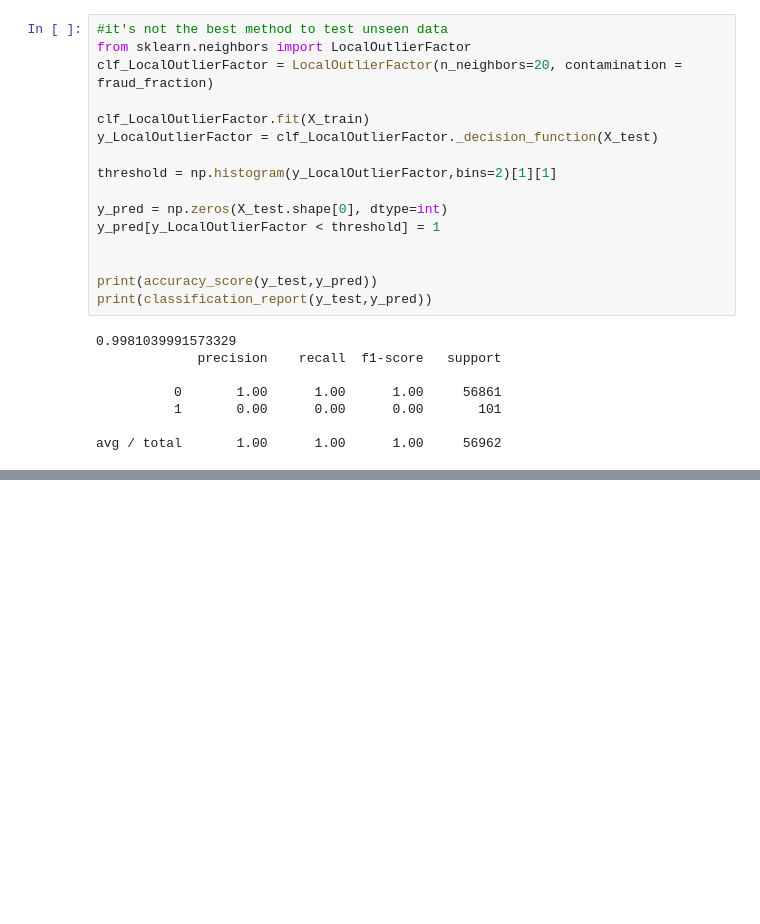
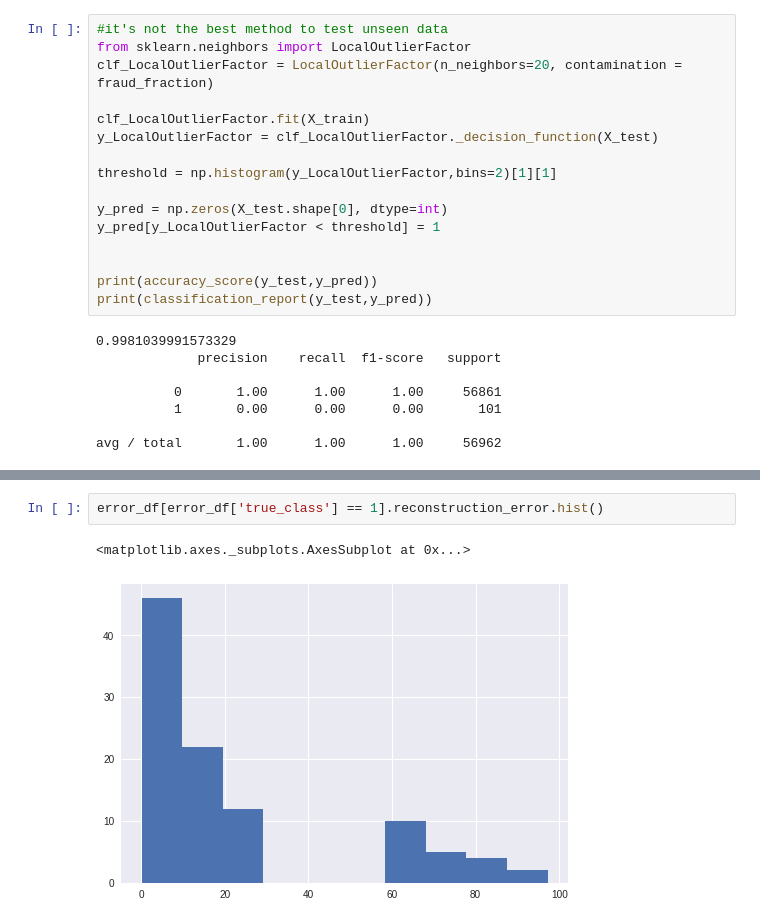
Before and after one commit to MarcinWylot/CreditCardFraudDetectionKaggleDS, a Jupyter notebook: CreditCardFraudDetectionKaggleDS.ipynb, the cells around one changed output, grey strips where cells are left out. Drawn from its saved outputs; the diff is of its cells as text; blank space fills up the shorter version.

```diff
--- a/CreditCardFraudDetectionKaggleDS.ipynb
+++ b/CreditCardFraudDetectionKaggleDS.ipynb
@@ -187,0 +168,5 @@ avg / total       1.00      0.98      0.99    284807
+# %%
+error_df[error_df['true_class'] == 1].reconstruction_error.hist()
+# %% [output]
+<matplotlib.axes._subplots.AxesSubplot at 0x...>
+[figure, added]
```
Also changed, not shown: parts of 7 cells of this notebook.
